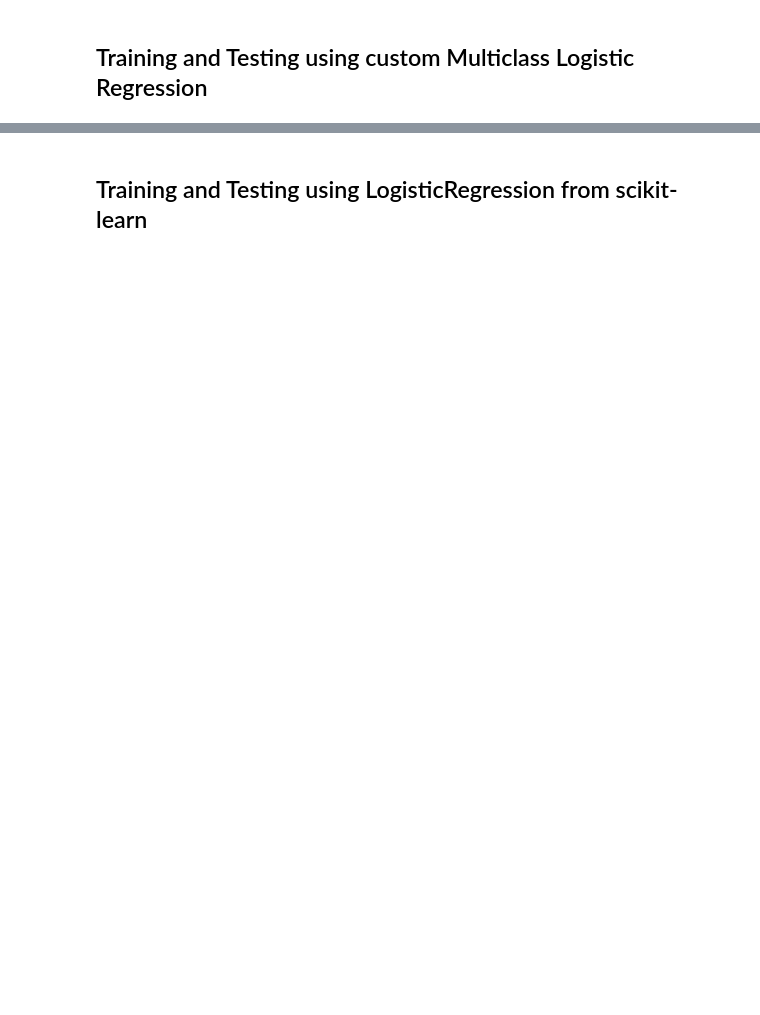
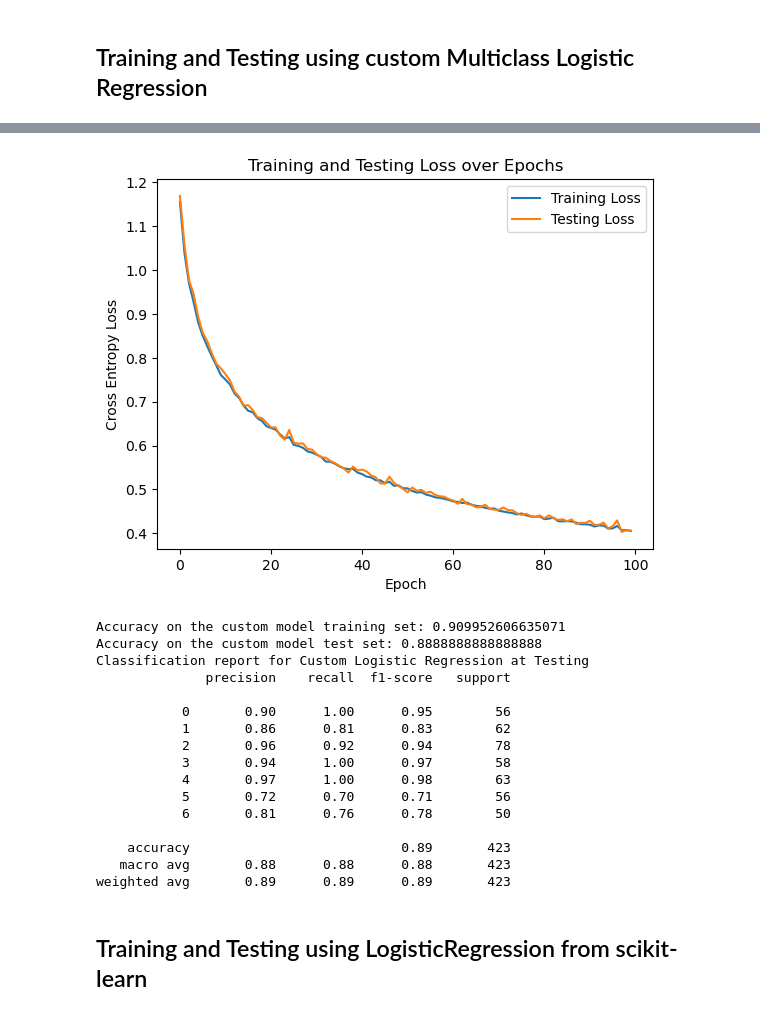
Before and after one commit to DimosPlavos/MachineLearningCustomAlgorithms, a Jupyter notebook: LogisticRegression.ipynb, the cells around one changed output, grey strips where cells are left out. Cells and saved outputs as stored; diff of their text form; code cells hidden in the pictures; blank space fills up the shorter version.

```diff
--- a/LogisticRegression.ipynb
+++ b/LogisticRegression.ipynb
@@ -130,18 +146,30 @@ X = X.to_numpy()
 ## Training and Testing using custom Multiclass Logistic Regression
 # %%
 np.random.seed(42)
+
+# Splitting the dataset into the Training set and Test set
+X_train, X_test, y_train, y_test = train_test_split(X, y, test_size=0.2, random_state=42)
+
 # Instantiate and train the logistic regression model
-lr = MulticlassLogisticRegression(learning_rate=0.00215, num_iterations=170)
-x_train, y_train = lr.fit(X, y)
-# Test the custom model on a separate dataset
+lr = MulticlassLogisticRegression(learning_rate=0.01, num_iterations=100)
+lr.fit(X_train, y_train, X_test, y_test)
 
-y_test_pred_custom = lr.predict(X)
+# Make predictions on both the TRAINING and TEST sets
+y_train_pred_custom = lr.predict(X_train)
+y_test_pred_custom = lr.predict(X_test)
 
-# Evaluate the accuracy on the test set for the custom model
-accuracy_custom = accuracy_score(y, y_test_pred_custom)
+# Plot the losses for the training process
+lr.plot_losses()
+
+# Evaluate and print the accuracy on the TRAINING set
+accuracy_train = accuracy_score(y_train, y_train_pred_custom)
+print(f"Accuracy on the custom model training set: {accuracy_train}")
+
+# Evaluate the accuracy on the TEST set
+accuracy_custom = accuracy_score(y_test, y_test_pred_custom)
 print(f"Accuracy on the custom model test set: {accuracy_custom}")
 
-# Print classification report for the custom model
+# Classification report on the test set
 print("Classification report for Custom Logistic Regression at Testing")
-print(classification_report(y, y_test_pred_custom))
+print(classification_report(y_test, y_test_pred_custom))
 # %% [output]
@@ -163,3 +193,20 @@ weighted avg       0.88      0.87      0.87      2111
+[figure, added]
+Accuracy on the custom model training set: 0.909952606635071
+Accuracy on the custom model test set: 0.8888888888888888
+Classification report for Custom Logistic Regression at Testing
+              precision    recall  f1-score   support
+
+           0       0.90      1.00      0.95        56
+           1       0.86      0.81      0.83        62
+           2       0.96      0.92      0.94        78
+           3       0.94      1.00      0.97        58
+           4       0.97      1.00      0.98        63
+           5       0.72      0.70      0.71        56
+           6       0.81      0.76      0.78        50
+
+    accuracy                           0.89       423
+   macro avg       0.88      0.88      0.88       423
+weighted avg       0.89      0.89      0.89       423
 # %% [markdown]
 ## Training and Testing using LogisticRegression from scikit-learn
 # %%
```
Also changed, not shown: parts of 11 cells of this notebook, 2 other files.
